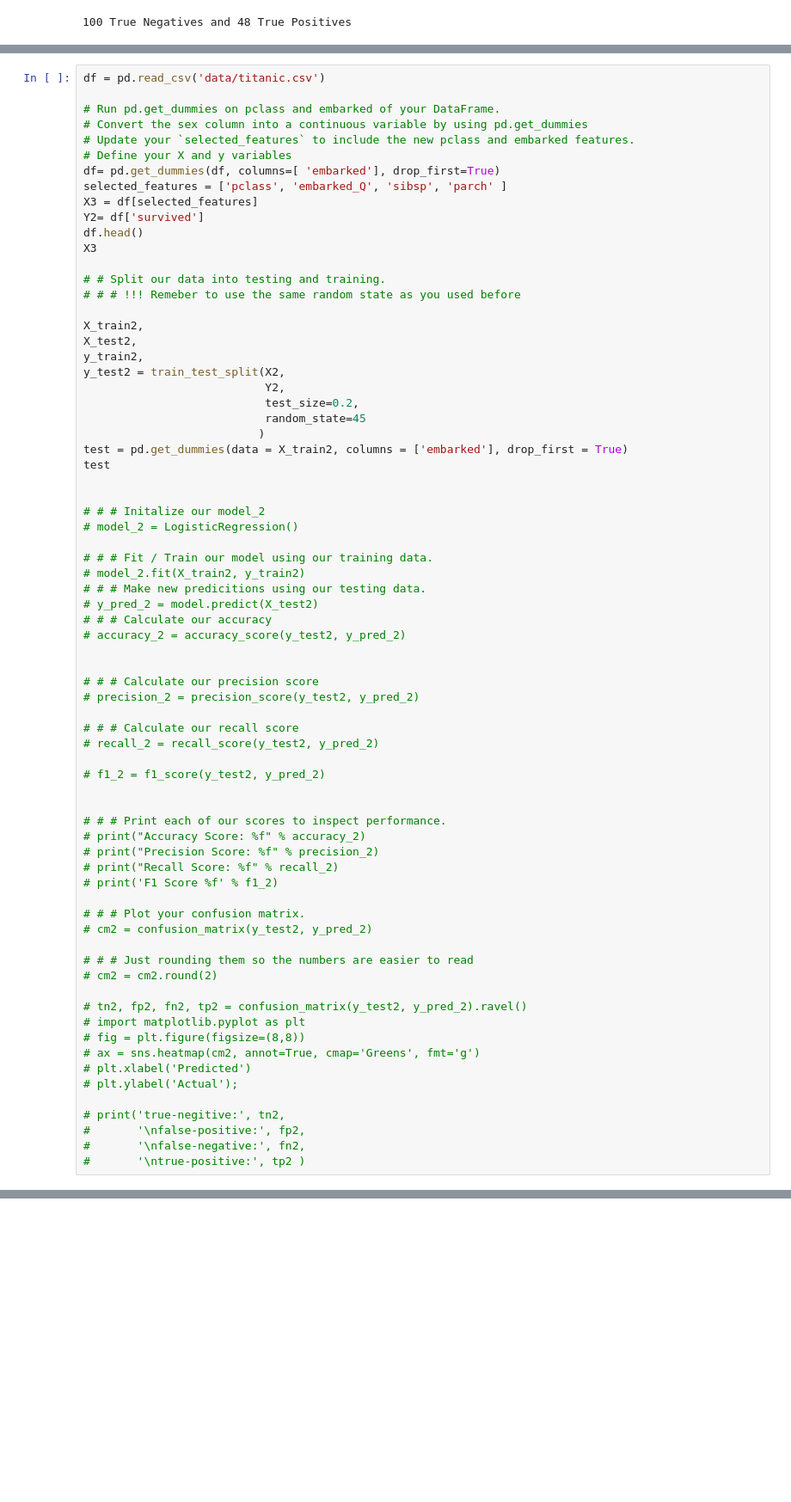
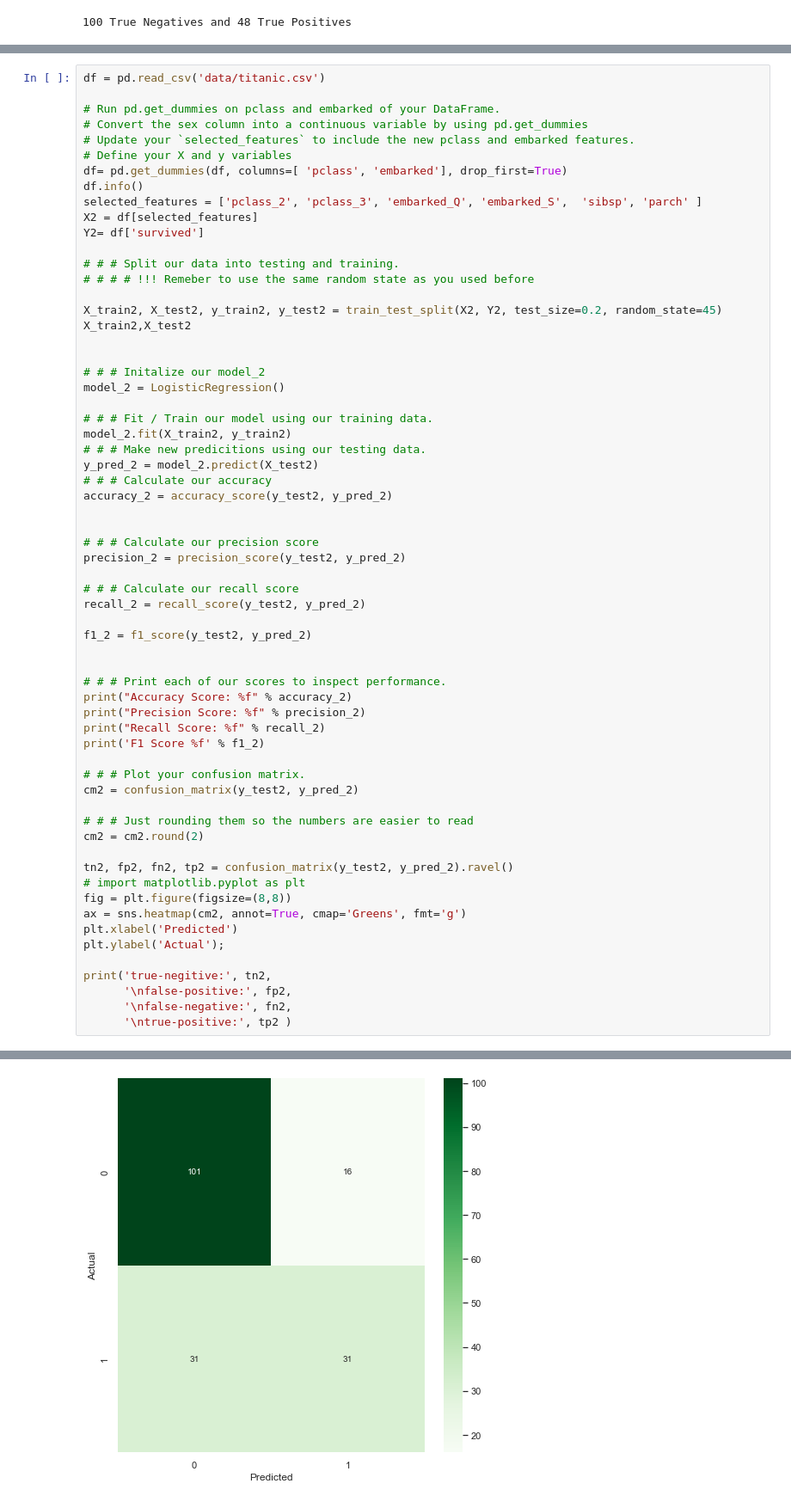
Before and after one commit to AshKatzEm/2022-fall-data-science, a Jupyter notebook: Week-03-Intro-To-ML/Exercise-Logistic-Regression.ipynb, the cells around one changed output, grey strips where cells are left out. Shown: that part at 86% size. Saved outputs shown, nothing was run; the diff lists cells and outputs as text; blank space fills up the shorter version.

```diff
--- a/Week-03-Intro-To-ML/Exercise-Logistic-Regression.ipynb
+++ b/Week-03-Intro-To-ML/Exercise-Logistic-Regression.ipynb
@@ -246,69 +281,60 @@ df = pd.read_csv('data/titanic.csv')
 # Convert the sex column into a continuous variable by using pd.get_dummies
 # Update your `selected_features` to include the new pclass and embarked features.
 # Define your X and y variables
-df= pd.get_dummies(df, columns=[ 'embarked'], drop_first=True)
-selected_features = ['pclass', 'embarked_Q', 'sibsp', 'parch' ]
-X3 = df[selected_features]
+df= pd.get_dummies(df, columns=[ 'pclass', 'embarked'], drop_first=True)
+df.info()
+selected_features = ['pclass_2', 'pclass_3', 'embarked_Q', 'embarked_S',  'sibsp', 'parch' ]
+X2 = df[selected_features]
 Y2= df['survived']
-df.head()
-X3
 
-# # Split our data into testing and training.
-# # # !!! Remeber to use the same random state as you used before
+# # # Split our data into testing and training.
+# # # # !!! Remeber to use the same random state as you used before
 
-X_train2,
-X_test2,
-y_train2,
-y_test2 = train_test_split(X2,
-                           Y2,
-                           test_size=0.2,
-                           random_state=45
-                          )
-test = pd.get_dummies(data = X_train2, columns = ['embarked'], drop_first = True)
-test
+X_train2, X_test2, y_train2, y_test2 = train_test_split(X2, Y2, test_size=0.2, random_state=45)
+X_train2,X_test2
 
 
 # # # Initalize our model_2
-# model_2 = LogisticRegression()
+model_2 = LogisticRegression()
 
 # # # Fit / Train our model using our training data.
-# model_2.fit(X_train2, y_train2)
+model_2.fit(X_train2, y_train2)
 # # # Make new predicitions using our testing data.
-# y_pred_2 = model.predict(X_test2)
+y_pred_2 = model_2.predict(X_test2)
 # # # Calculate our accuracy
-# accuracy_2 = accuracy_score(y_test2, y_pred_2)
+accuracy_2 = accuracy_score(y_test2, y_pred_2)
 
 
 # # # Calculate our precision score
-# precision_2 = precision_score(y_test2, y_pred_2)
+precision_2 = precision_score(y_test2, y_pred_2)
 
 # # # Calculate our recall score
-# recall_2 = recall_score(y_test2, y_pred_2)
+recall_2 = recall_score(y_test2, y_pred_2)
 
-# f1_2 = f1_score(y_test2, y_pred_2)
+f1_2 = f1_score(y_test2, y_pred_2)
 
 
 # # # Print each of our scores to inspect performance.
-# print("Accuracy Score: %f" % accuracy_2)
-# print("Precision Score: %f" % precision_2)
-# print("Recall Score: %f" % recall_2)
-# print('F1 Score %f' % f1_2)
+print("Accuracy Score: %f" % accuracy_2)
+print("Precision Score: %f" % precision_2)
+print("Recall Score: %f" % recall_2)
+print('F1 Score %f' % f1_2)
 
 # # # Plot your confusion matrix.
-# cm2 = confusion_matrix(y_test2, y_pred_2)
+cm2 = confusion_matrix(y_test2, y_pred_2)
 
 # # # Just rounding them so the numbers are easier to read
-# cm2 = cm2.round(2)
+cm2 = cm2.round(2)
 
-# tn2, fp2, fn2, tp2 = confusion_matrix(y_test2, y_pred_2).ravel()
+tn2, fp2, fn2, tp2 = confusion_matrix(y_test2, y_pred_2).ravel()
 # import matplotlib.pyplot as plt
-# fig = plt.figure(figsize=(8,8))
-# ax = sns.heatmap(cm2, annot=True, cmap='Greens', fmt='g')
-# plt.xlabel('Predicted')
-# plt.ylabel('Actual');
+fig = plt.figure(figsize=(8,8))
+ax = sns.heatmap(cm2, annot=True, cmap='Greens', fmt='g')
+plt.xlabel('Predicted')
+plt.ylabel('Actual');
 
-# print('true-negitive:', tn2,
-#       '\nfalse-positive:', fp2,
-#       '\nfalse-negative:', fn2,
-#       '\ntrue-positive:', tp2 )
+print('true-negitive:', tn2,
+      '\nfalse-positive:', fp2,
+      '\nfalse-negative:', fn2,
+      '\ntrue-positive:', tp2 )
 # %% [output]
@@ -328,3 +358,4 @@ test
+[figure, added]
 # %% [markdown]
 # EXTRA CREDIT
 * Use age as a feature.
```
Also changed, not shown: parts of 9 cells of this notebook, 3 other files.
